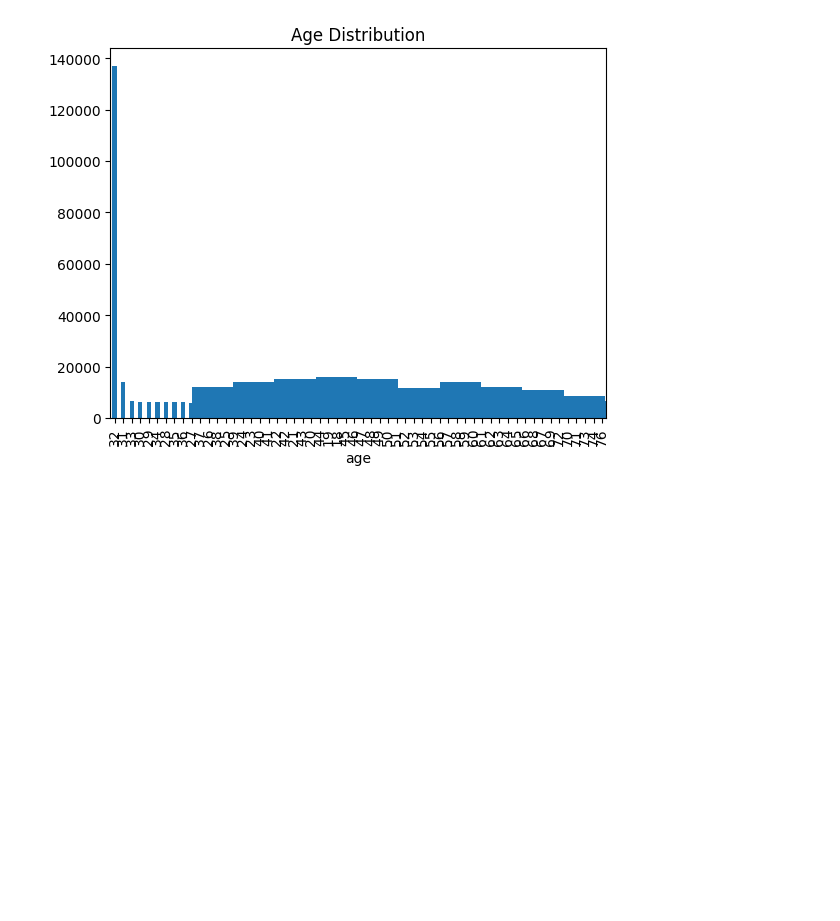
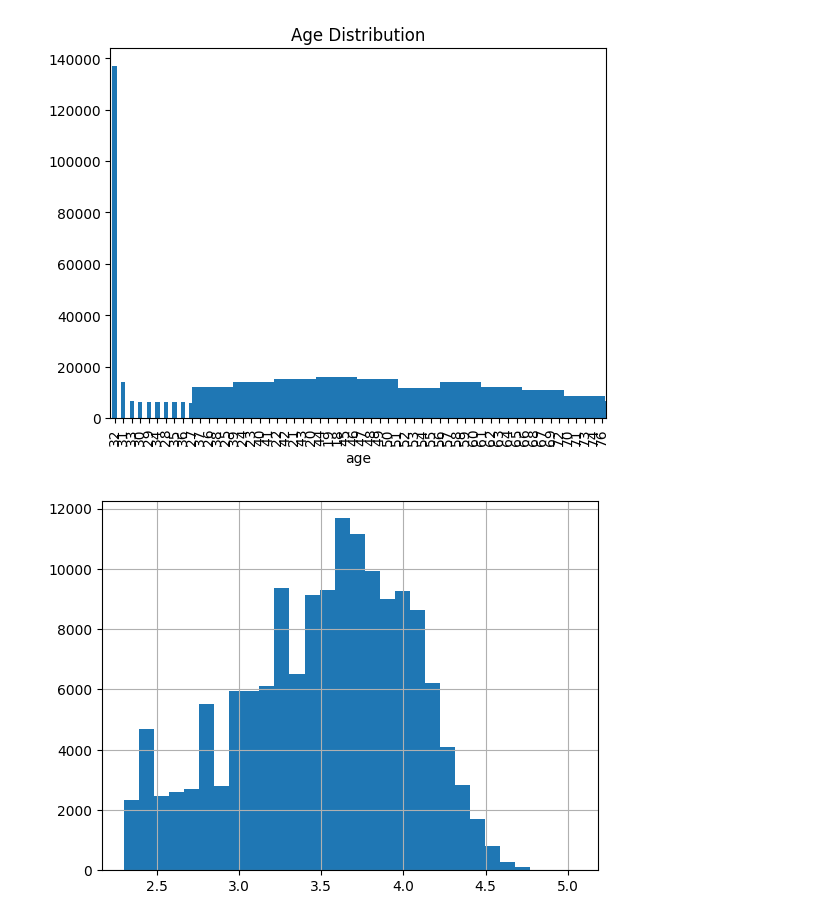
Before and after one commit to ruth22soft/fraud_detection_in-bank_transactions_using_AI_models, a Jupyter notebook: notebooks/eda.ipynb, the cells around one changed output. Drawn from its saved outputs; the diff is of its cells as text; code cells hidden in the pictures; blank space fills up the shorter version.

```diff
--- a/notebooks/eda.ipynb
+++ b/notebooks/eda.ipynb
@@ -132,3 +132,11 @@ plt.title('Age Distribution')
 plt.savefig('age_distribution.png')
 # %% [output]
 [figure]
+# %%
+import numpy as np
+
+fraud_data['log_purchase_value'] = np.log1p(fraud_data['purchase_value'])
+fraud_data['log_purchase_value'].hist(bins=30)
+plt.savefig('log_purchase_value_histogram.png')
+# %% [output]
+[figure, added]
```
Also changed, not shown: parts of 1 cell of this notebook, 4 other files.
